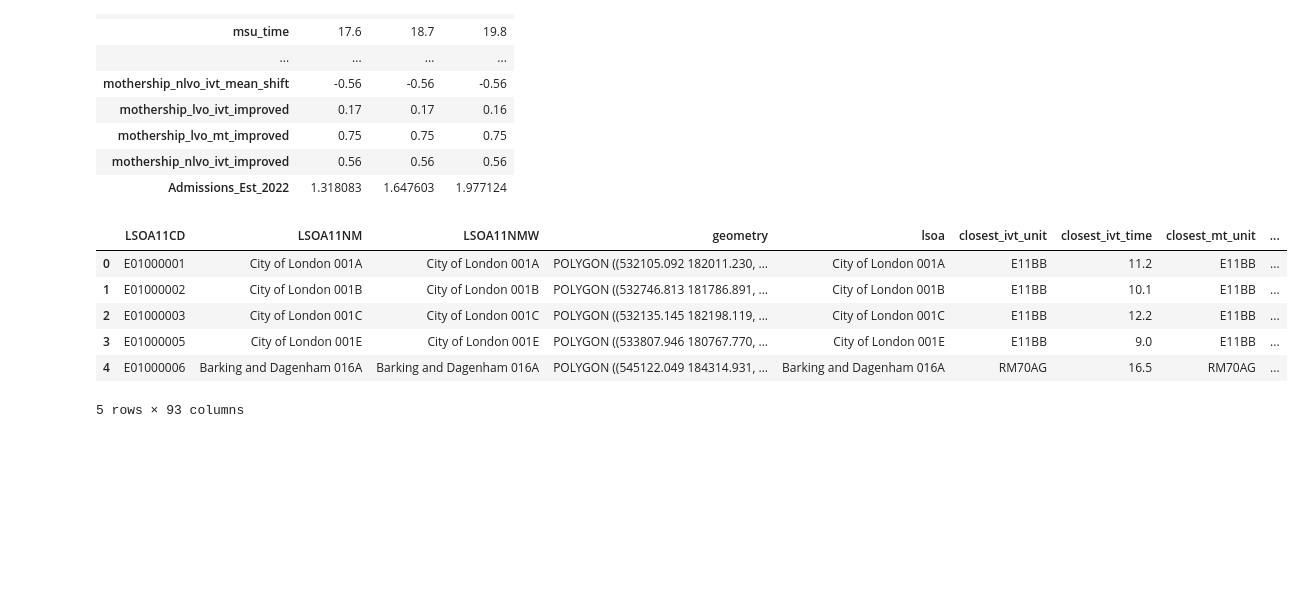
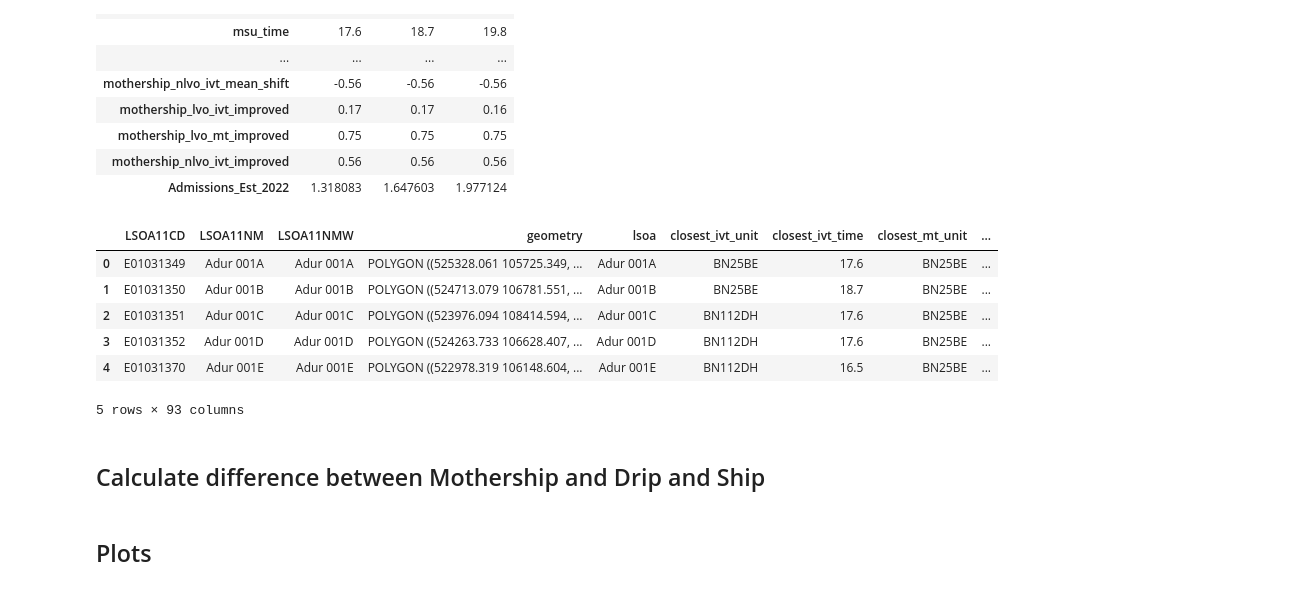
Before and after one commit to stroke-optimist/deterministic_geographic_model, a Jupyter notebook: model_1/lsoa_analysis_added_utility.ipynb, the cells around one changed output. Cells and saved outputs as stored; diff of their text form; code cells hidden in the pictures; blank space fills up the shorter version.

```diff
--- a/model_1/lsoa_analysis_added_utility.ipynb
+++ b/model_1/lsoa_analysis_added_utility.ipynb
@@ -125,14 +145,16 @@ lsoa_data.head(3).T
 # %%
 # Merge with shape file
 
 #lsoa_data_gdf = lsoa_data.merge(lsoa_gdf, left_on='lsoa', right_on='LSOA11NM', how='left')
-lsoa_data_gdf = lsoa_gdf.merge(lsoa_data, left_on='LSOA11NM', right_on='lsoa', how='left')
+lsoa_data_gdf = lsoa_gdf.merge(lsoa_data, left_on='LSOA11NM', right_on='lsoa', how='right')
 lsoa_data_gdf.head()
 # %% [output]
 |  | LSOA11CD | LSOA11NM | LSOA11NMW | geometry | lsoa | closest_ivt_unit | closest_ivt_time | closest_mt_unit | ... |
-| 0 | E01000001 | City of London 001A | City of London 001A | POLYGON ((532105.092 182011.230, ... | City of London 001A | E11BB | 11.2 | E11BB | ... |
-| 1 | E01000002 | City of London 001B | City of London 001B | POLYGON ((532746.813 181786.891, ... | City of London 001B | E11BB | 10.1 | E11BB | ... |
-| 2 | E01000003 | City of London 001C | City of London 001C | POLYGON ((532135.145 182198.119, ... | City of London 001C | E11BB | 12.2 | E11BB | ... |
-| 3 | E01000005 | City of London 001E | City of London 001E | POLYGON ((533807.946 180767.770, ... | City of London 001E | E11BB | 9.0 | E11BB | ... |
-| 4 | E01000006 | Barking and Dagenham 016A | Barking and Dagenham 016A | POLYGON ((545122.049 184314.931, ... | Barking and Dagenham 016A | RM70AG | 16.5 | RM70AG | ... |
+| 0 | E01031349 | Adur 001A | Adur 001A | POLYGON ((525328.061 105725.349, ... | Adur 001A | BN25BE | 17.6 | BN25BE | ... |
+| 1 | E01031350 | Adur 001B | Adur 001B | POLYGON ((524713.079 106781.551, ... | Adur 001B | BN25BE | 18.7 | BN25BE | ... |
+| 2 | E01031351 | Adur 001C | Adur 001C | POLYGON ((523976.094 108414.594, ... | Adur 001C | BN112DH | 17.6 | BN25BE | ... |
+| 3 | E01031352 | Adur 001D | Adur 001D | POLYGON ((524263.733 106628.407, ... | Adur 001D | BN112DH | 17.6 | BN25BE | ... |
+| 4 | E01031370 | Adur 001E | Adur 001E | POLYGON ((522978.319 106148.604, ... | Adur 001E | BN112DH | 16.5 | BN25BE | ... |
 5 rows × 93 columns
+# %% [markdown]
+## Calculate difference between Mothership and Drip and Ship
@@ -139 +167,3 @@ lsoa_data_gdf.head()
+# %% [markdown]
+## Plots
 # %%
```
Also changed, not shown: parts of 9 cells of this notebook, 5 other files.
